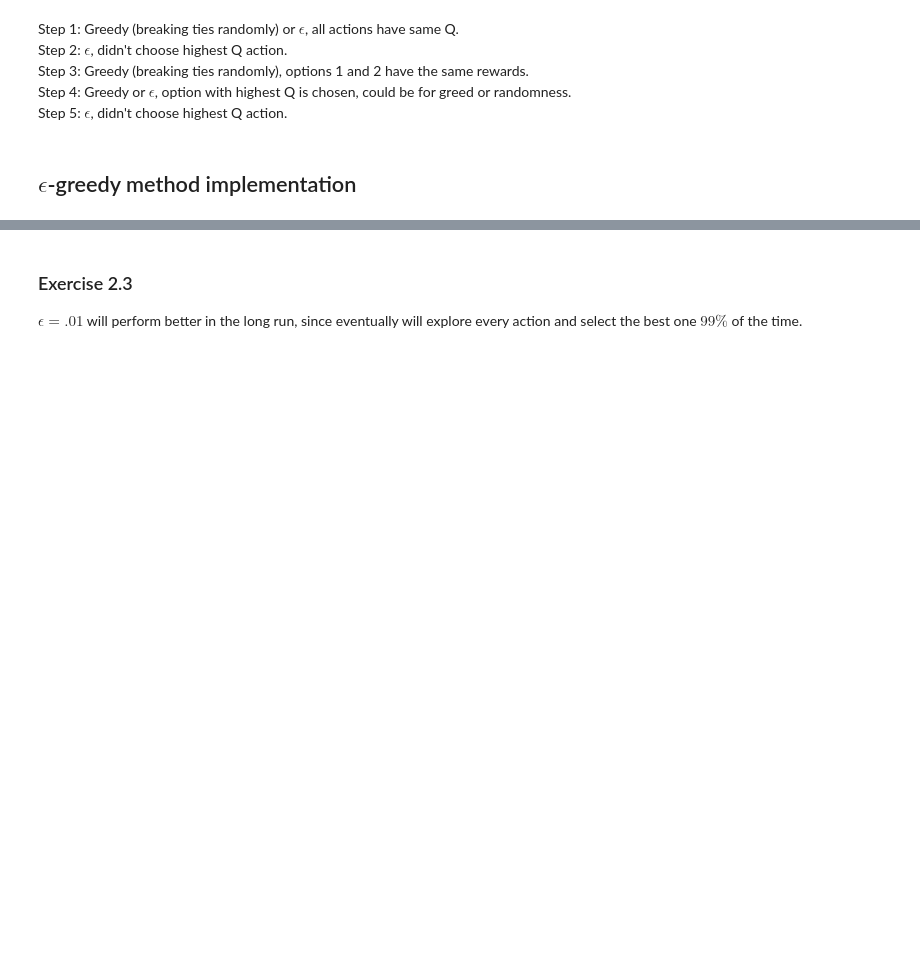
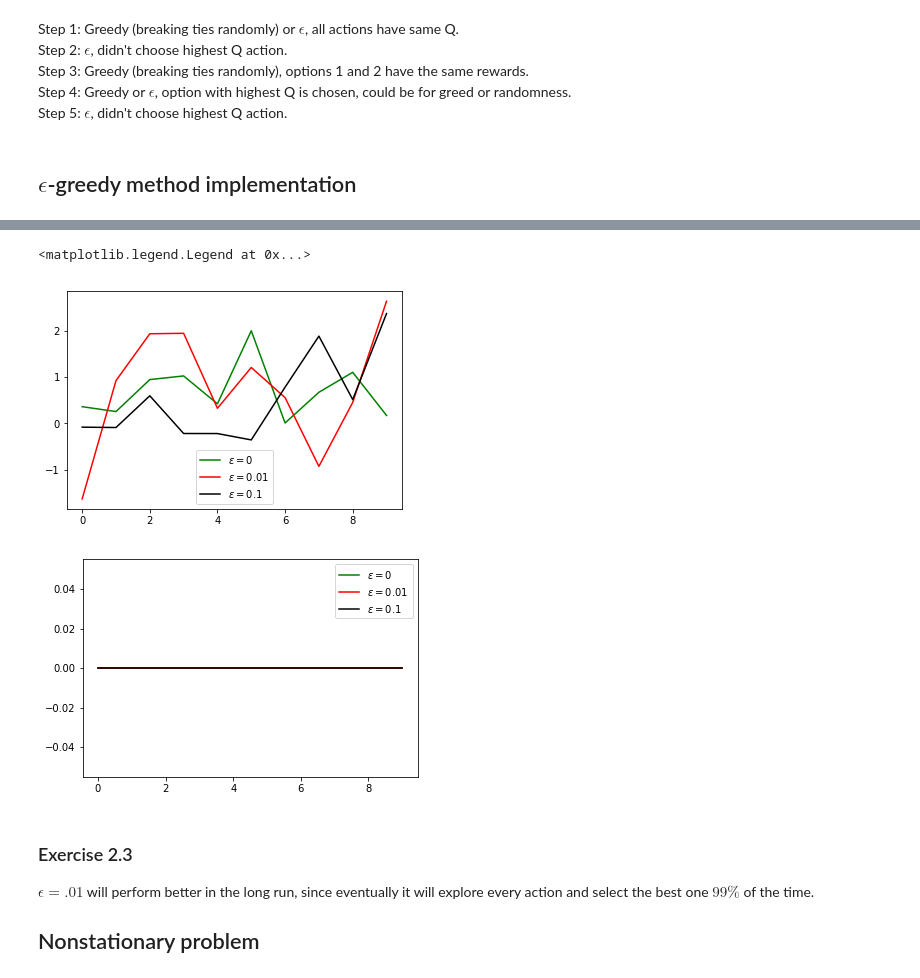
Before and after one commit to igonzalezperez/Reinforcement-Learning, a Jupyter notebook: k_armed_bandits.ipynb, the cells around one changed output, grey strips where cells are left out. Drawn from its saved outputs; the diff is of its cells as text; code cells hidden in the pictures; blank space fills up the shorter version.

```diff
--- a/k_armed_bandits.ipynb
+++ b/k_armed_bandits.ipynb
@@ -154,23 +198,29 @@ test_3.sample_average(timer = show_time)
 # %%
 rwd_1 = np.mean(test_1.R_seq, axis = 1)
 rwd_2 = np.mean(test_2.R_seq, axis = 1)
 rwd_3 = np.mean(test_3.R_seq, axis = 1)
 
 plt.figure()
 plt.plot(rwd_1, 'g', label = r'$\epsilon = 0$')
 plt.plot(rwd_2, 'r', label = r'$\epsilon = 0.01$')
 plt.plot(rwd_3, 'k', label = r'$\epsilon = 0.1$')
 plt.legend()
 
-err_1 = np.mean(test_1.A_seq == np.argmax(test_1.q_real), axis = 1)
-err_2 = np.mean(test_2.A_seq == np.argmax(test_2.q_real), axis = 1)
-err_3 = np.mean(test_3.A_seq == np.argmax(test_3.q_real), axis = 1)
+err_1 = np.mean(test_1.error, axis = 1)
+err_2 = np.mean(test_2.error, axis = 1)
+err_3 = np.mean(test_3.error, axis = 1)
 
 plt.figure()
 plt.plot(err_1, 'g', label = r'$\epsilon = 0$')
 plt.plot(err_2, 'r', label = r'$\epsilon = 0.01$')
 plt.plot(err_3, 'k', label = r'$\epsilon = 0.1$')
 plt.legend()
+# %% [output]
+<matplotlib.legend.Legend at 0x...>
+[figure, added]
+[figure, added]
 # %% [markdown]
 ### Exercise 2.3
-$\epsilon = .01$ will perform better in the long run, since eventually will explore every action and select the best one $99\%$ of the time.
+$\epsilon = .01$ will perform better in the long run, since eventually it will explore every action and select the best one $99\%$ of the time.
+
+## Nonstationary problem
```
Also changed, not shown: parts of 6 cells of this notebook.
